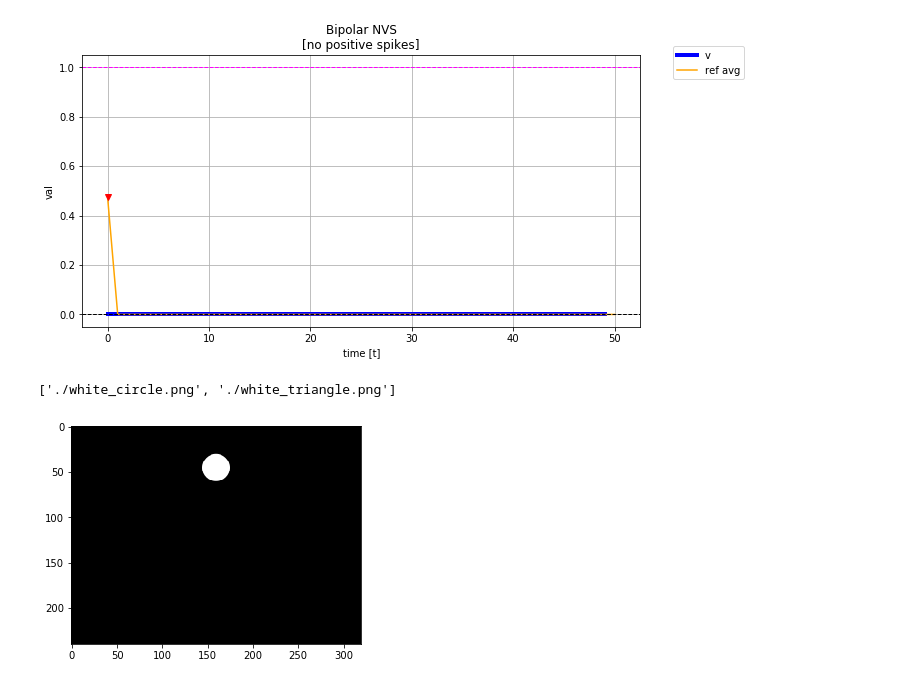
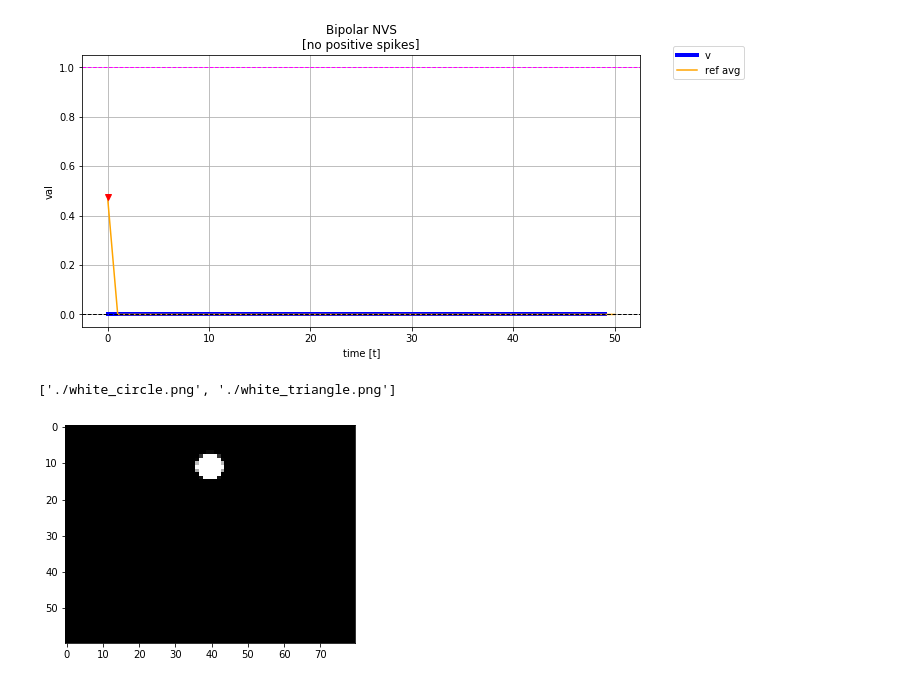
Before and after one commit to chanokin/spike_conv_nets, a Jupyter notebook: penultimate/bi-nvs.ipynb, the cells around one changed output. Drawn from its saved outputs; the diff is of its cells as text; code cells hidden in the pictures.

```diff
--- a/penultimate/bi-nvs.ipynb
+++ b/penultimate/bi-nvs.ipynb
@@ -186,22 +186,24 @@ for v in vs:
 # %%
 ARED, ABLUE = 0.299, 0.114
 AGREEN = 1.0 - ARED - ABLUE
-
+# 320, 240
 image_files = sorted( glob.glob('./*.png') )
 print(image_files)
 img = cv2.cvtColor( cv2.imread(image_files[0]), cv2.COLOR_BGR2RGB ).astype('float')
+# img = cv2.resize(img, (160, 120))
+img = cv2.resize(img, (80, 60))
 img *= 1./255.0
 img = ARED * img[:, :, 0] + AGREEN * img[:, :, 1] + ABLUE * img[:, :, 2]
 
 # img = misc.face(gray=True).astype('float')
 # img *= 1./255.0
 
 plt.figure()
 plt.imshow(img, cmap='gray', vmin=0, vmax=1)
 plt.show()
 # %% [output]
 ['./white_circle.png', './white_triangle.png']
-[figure, old version]
+[figure, new version]
 # %%
 def get_range_tgt(dx, size):
     return max(0, dx), min(size + dx, size)
```
Also changed, not shown: parts of 3 cells of this notebook, 3 other files.
